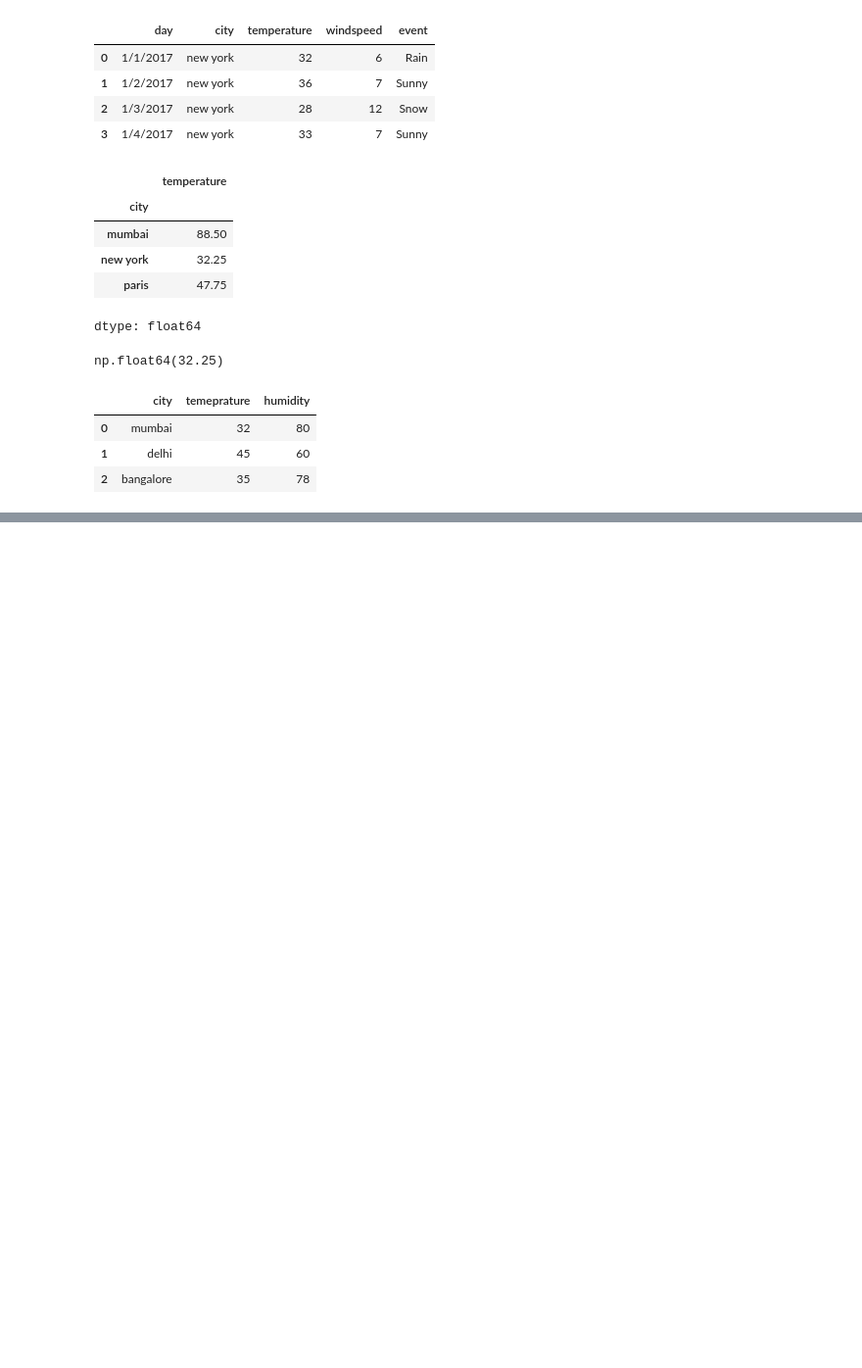
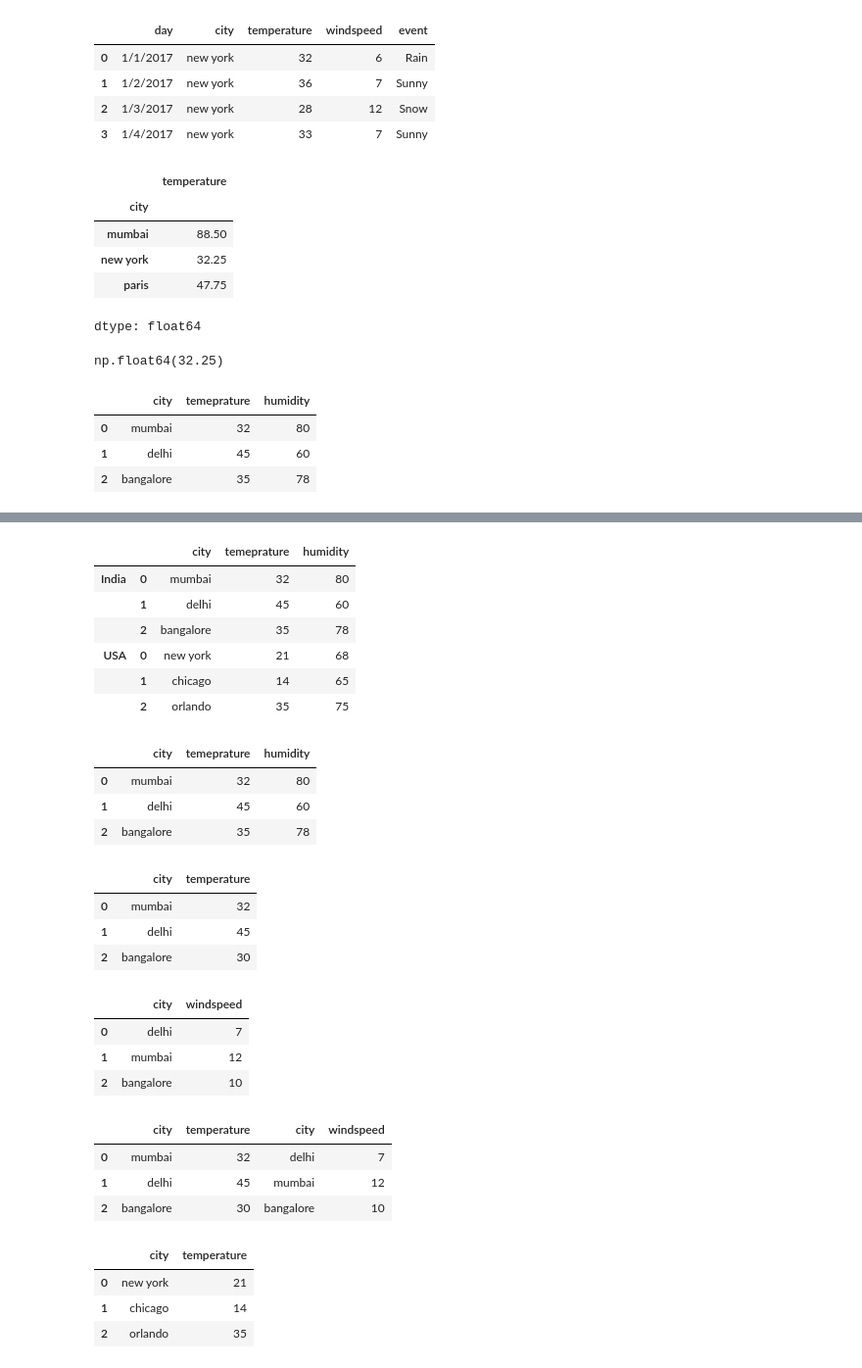
Before and after one commit to azeem932356/Numpy-Pandas-OpenCV-DataVisualization-DataScraping, a Jupyter notebook: Pandas/Pandas.ipynb, the cells around one changed output, grey strips where cells are left out. Shown at 98% size. Cells and saved outputs as stored; diff of their text form; code cells hidden in the pictures; blank space fills up the shorter version.

```diff
--- a/Pandas/Pandas.ipynb
+++ b/Pandas/Pandas.ipynb
@@ -1250,0 +1267,70 @@ NameError: name 'pd' is not defined
+# %%
+#using keys
+
+dfkeys= pd.concat([indian_weather, us_weather], keys= ["India", "USA"])
+dfkeys
+# %% [output]
+|  |  | city | temeprature | humidity |
+| India | 0 | mumbai | 32 | 80 |
+|  | 1 | delhi | 45 | 60 |
+|  | 2 | bangalore | 35 | 78 |
+| USA | 0 | new york | 21 | 68 |
+|  | 1 | chicago | 14 | 65 |
+|  | 2 | orlando | 35 | 75 |
+# %%
+#now we want only indian data
+
+dfkeys.loc["India"]
+# %% [output]
+|  | city | temeprature | humidity |
+| 0 | mumbai | 32 | 80 |
+| 1 | delhi | 45 | 60 |
+| 2 | bangalore | 35 | 78 |
+# %%
+temperature= pd.DataFrame({
+    "city": ["mumbai", "delhi", "bangalore"],
+    "temperature": [32, 45, 30]
+}, index=[0, 1, 2])
+
+temperature
+# %% [output]
+|  | city | temperature |
+| 0 | mumbai | 32 |
+| 1 | delhi | 45 |
+| 2 | bangalore | 30 |
+# %%
+windspeed= pd.DataFrame({
+    "city":["delhi", "mumbai", "bangalore"],
+    "windspeed": [7, 12, 10]
+})
+
+windspeed
+# %% [output]
+|  | city | windspeed |
+| 0 | delhi | 7 |
+| 1 | mumbai | 12 |
+| 2 | bangalore | 10 |
+# %%
+#concat()
+
+df= pd.concat([temperature, windspeed], axis=1)
+df
+# %% [output]
+|  | city | temperature | city | windspeed |
+| 0 | mumbai | 32 | delhi | 7 |
+| 1 | delhi | 45 | mumbai | 12 |
+| 2 | bangalore | 30 | bangalore | 10 |
+# %%
+#merge()
+
+df1= pd.DataFrame({
+    "city": ["new york", "chicago", "orlando"],
+    "temperature": [21, 14, 35]
+})
+
+df1
+# %% [output]
+|  | city | temperature |
+| 0 | new york | 21 |
+| 1 | chicago | 14 |
+| 2 | orlando | 35 |
```
Also changed, not shown: parts of 13 cells of this notebook.
